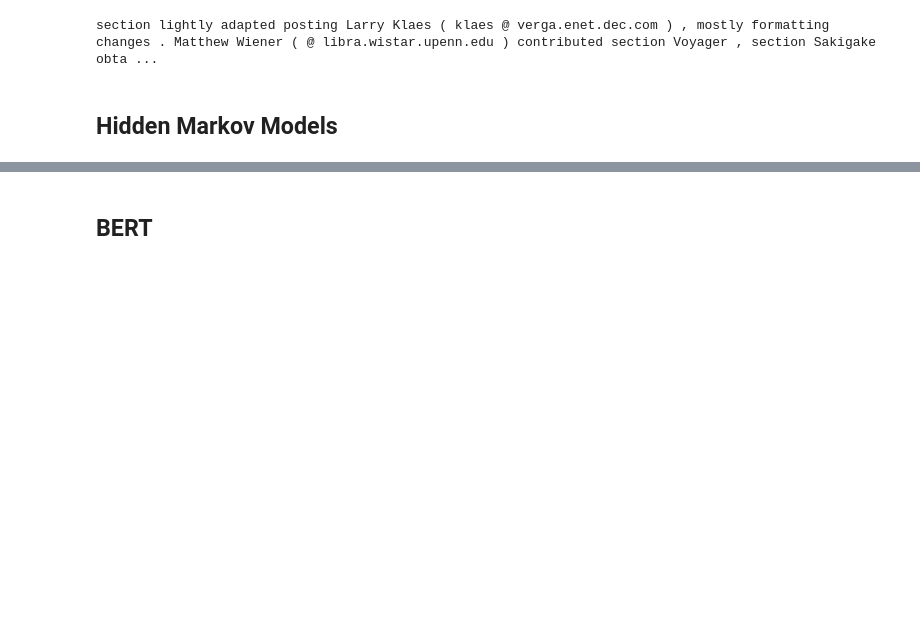
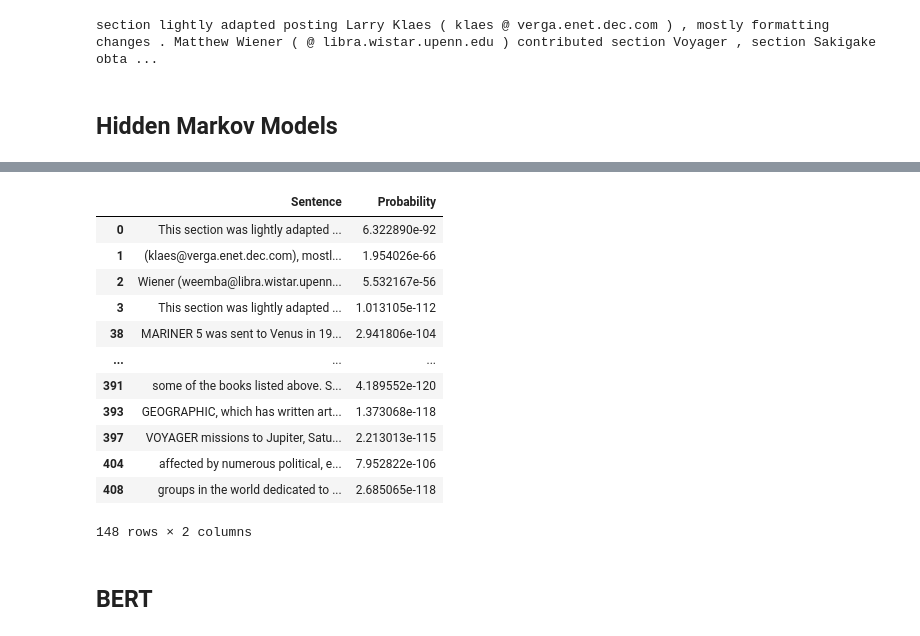
Before and after one commit to urvashiramdasani/Document-Summarization, a Jupyter notebook: notebooks/20_newsgroups_using_HMM.ipynb, the cells around one changed output, grey strips where cells are left out. Saved outputs shown, nothing was run; the diff lists cells and outputs as text; code cells hidden in the pictures; blank space fills up the shorter version.

```diff
--- a/notebooks/20_newsgroups_using_HMM.ipynb
+++ b/notebooks/20_newsgroups_using_HMM.ipynb
@@ -108,0 +117,6 @@ emission_probs = []
+# %%
+# Preprocess data
+tokenizer = Tokenizer()
+tokenizer.fit_on_texts(sentences)
+vocab = tokenizer.word_index
+seqs = tokenizer.texts_to_sequences(sentences)
@@ -109,3 +261,22 @@ emission_probs = []
+# %%
+# Filter out all the sentences whose probability > 1.0e-140
+df = df[df.Probability > 1.0e-120]
+# %%
+df
+# %% [output]
+|  | Sentence | Probability |
+| 0 | This section was lightly adapted ... | 6.322890e-92 |
+| 1 | (klaes@verga.enet.dec.com), mostl... | 1.954026e-66 |
+| 2 | Wiener (weemba@libra.wistar.upenn... | 5.532167e-56 |
+| 3 | This section was lightly adapted ... | 1.013105e-112 |
+| 38 | MARINER 5 was sent to Venus in 19... | 2.941806e-104 |
+| ... | ... | ... |
+| 391 | some of the books listed above. S... | 4.189552e-120 |
+| 393 | GEOGRAPHIC, which has written art... | 1.373068e-118 |
+| 397 | VOYAGER missions to Jupiter, Satu... | 2.213013e-115 |
+| 404 | affected by numerous political, e... | 7.952822e-106 |
+| 408 | groups in the world dedicated to ... | 2.685065e-118 |
+148 rows × 2 columns
 # %% [markdown]
 ## BERT
 # %%
```
Also changed, not shown: parts of 14 cells of this notebook.
